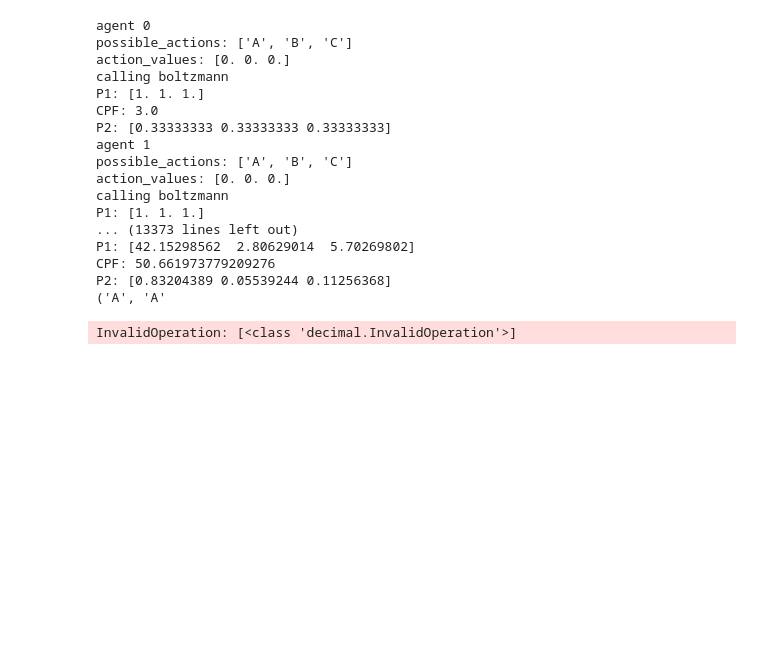
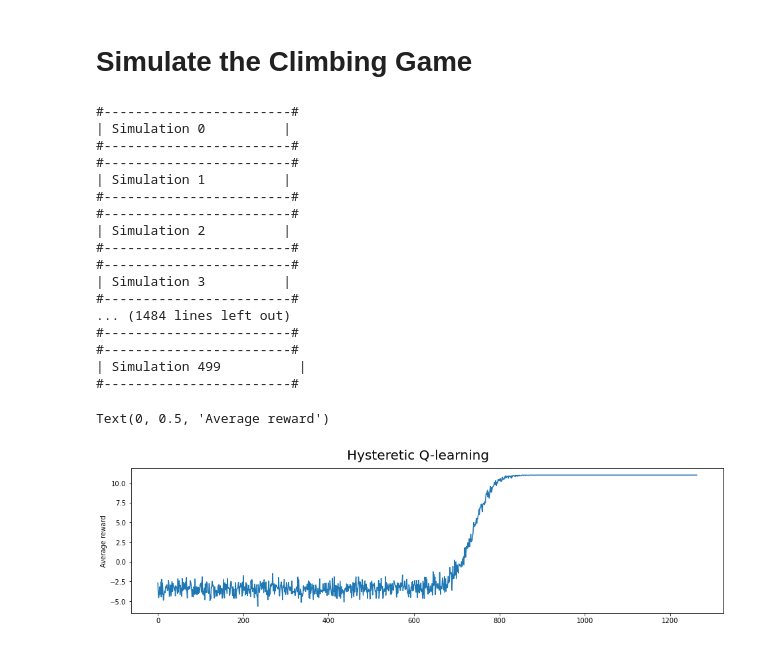
Before and after one commit to lindavin/hysteretic-q-learning, a Jupyter notebook: Matrix game experiments.ipynb, the cells around one changed output. Drawn from its saved outputs; the diff is of its cells as text; code cells hidden in the pictures; blank space fills up the shorter version.

```diff
--- a/Matrix game experiments.ipynb
+++ b/Matrix game experiments.ipynb
@@ -1,2 +1,4 @@
+# %% [markdown]
+# Simulate the Climbing Game
 # %%
 from environment import ClimbingGame
@@ -29,11 +13,9 @@ def simulate_grid_world(agents, task, t, system_temperature = None):
 # %%
 # Simulate
 ## Parameters
-T = 5000
-t = 0
 
 exploration_rate = None
-discount_rate = lambda _: 1
+discount_rate = lambda _: 0
 learning_rate = lambda _: 0.1
 decrease_rate = lambda _: 0.01
 
@@ -42,27 +24,48 @@ task = ClimbingGame()
 agent1 = HystereticQLearner(task, exploration_rate, learning_rate, discount_rate, decrease_rate, policy=boltzmann_policy)
 agent2 = HystereticQLearner(task, exploration_rate, learning_rate, discount_rate, decrease_rate, policy=boltzmann_policy)
 
-while(t < 7500):
-# while(t < 1263):
-    t, T = simulate_grid_world([agent1, agent2], task, t, T)
-    print("timestep: {}; system temp: {}".format(t, T))
-    print("#--------------------------------------------#")
+num_games = 1263
+num_simulations = 500
+rewards = np.zeros((num_simulations, num_games))
+
+for i in range(num_simulations):
+    print("#------------------------#")
+    print("| Simulation {}          |".format(i))
+    print("#------------------------#")
+
+    T = 5000
+    t = 0
+    # while(t < 7500):
+    while(t < num_games):
+        t, T = simulate_task([agent1, agent2], task, t, T)
+        rewards[i][t - 1] = agent1.accumulated_reward
+        agent1.accumulated_reward = 0
+#         print("timestep: {}; system temp: {}".format(t, T))
+#         print("#--------------------------------------------#")
 # %% [output]
-agent 0
-possible_actions: ['A', 'B', 'C']
-action_values: [0. 0. 0.]
-calling boltzmann
-P1: [1. 1. 1.]
-CPF: 3.0
-P2: [0.33333333 0.33333333 0.33333333]
-agent 1
-possible_actions: ['A', 'B', 'C']
-action_values: [0. 0. 0.]
-calling boltzmann
-P1: [1. 1. 1.]
-... (13373 lines left out)
-P1: [42.15298562  2.80629014  5.70269802]
-CPF: 50.661973779209276
-P2: [0.83204389 0.05539244 0.11256368]
-('A', 'A'
+#------------------------#
+| Simulation 0          |
+#------------------------#
+#------------------------#
+| Simulation 1          |
+#------------------------#
+#------------------------#
+| Simulation 2          |
+#------------------------#
+#------------------------#
+| Simulation 3          |
+#------------------------#
+... (1484 lines left out)
+#------------------------#
+#------------------------#
+| Simulation 499          |
+#------------------------#
-InvalidOperation: [<class 'decimal.InvalidOperation'>]
+# %%
+fig = plt.figure(figsize=(16,4))
+# plt.plot(range(num_games), np.median(rewards, axis=0))
+plt.plot(range(num_games), np.average(rewards, axis=0))
+fig.suptitle('Hysteretic Q-learning', fontsize=20)
+plt.ylabel('Average reward')
+# %% [output]
+Text(0, 0.5, 'Average reward')
+[figure, added]
```
Also changed, not shown: parts of 11 cells of this notebook, 5 other files.
